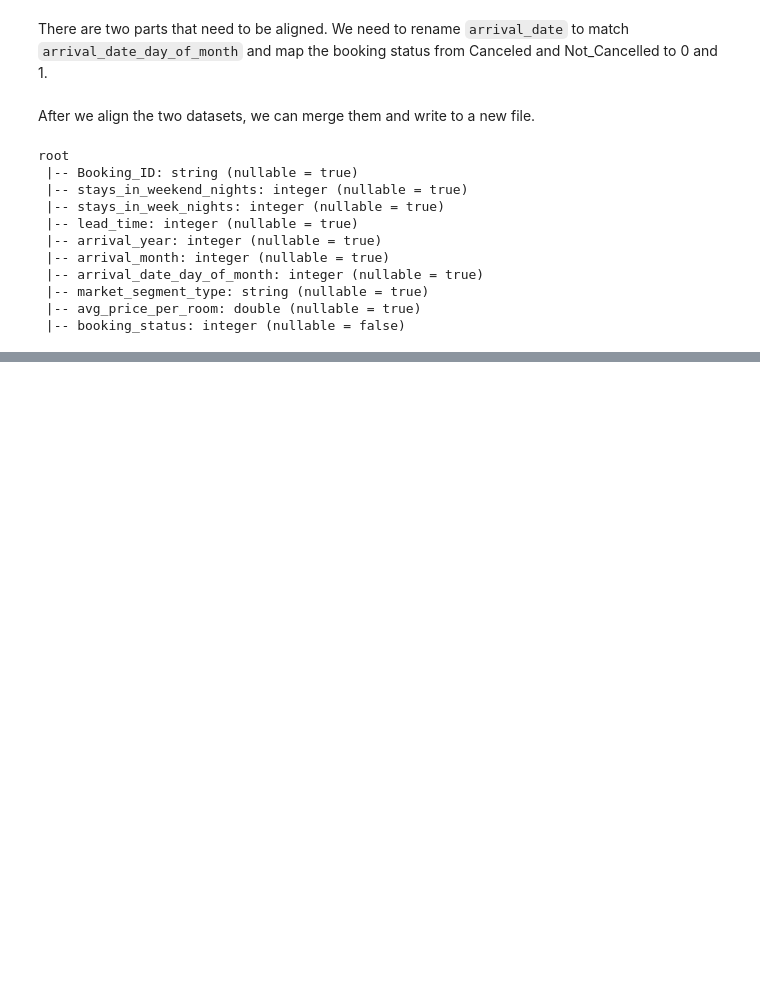
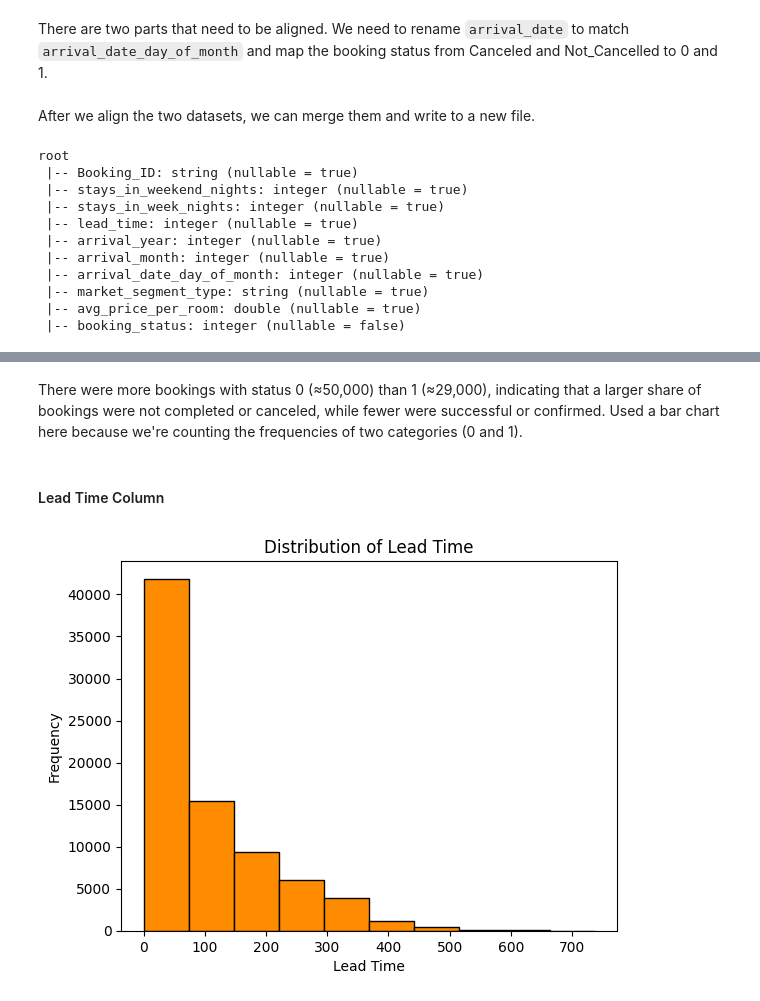
Before and after one commit to achen409/cs236-project, a Jupyter notebook: data_cleaning.ipynb, the cells around one changed output, grey strips where cells are left out. Cells and saved outputs as stored; diff of their text form; code cells hidden in the pictures; blank space fills up the shorter version.

```diff
--- a/data_cleaning.ipynb
+++ b/data_cleaning.ipynb
@@ -93,0 +185,16 @@ root
+# %% [markdown]
+There were more bookings with status 0 (≈50,000) than 1 (≈29,000), indicating that a larger share of bookings were not completed or canceled, while fewer were successful or confirmed. Used a bar chart here because we're counting the frequencies of two categories (0 and 1).
+# %% [markdown]
+#### Lead Time Column
+# %%
+# histogram of lead time
+lead_time_pd = hotel_booking.select("lead_time").toPandas()
+
+plt.hist(lead_time_pd["lead_time"], bins=10, color="darkorange", edgecolor="black")
+plt.xlabel("Lead Time")
+plt.ylabel("Frequency")
+plt.title("Distribution of Lead Time")
+
+plt.show()
+# %% [output]
+[figure, added]
```
Also changed, not shown: parts of 43 cells of this notebook.
